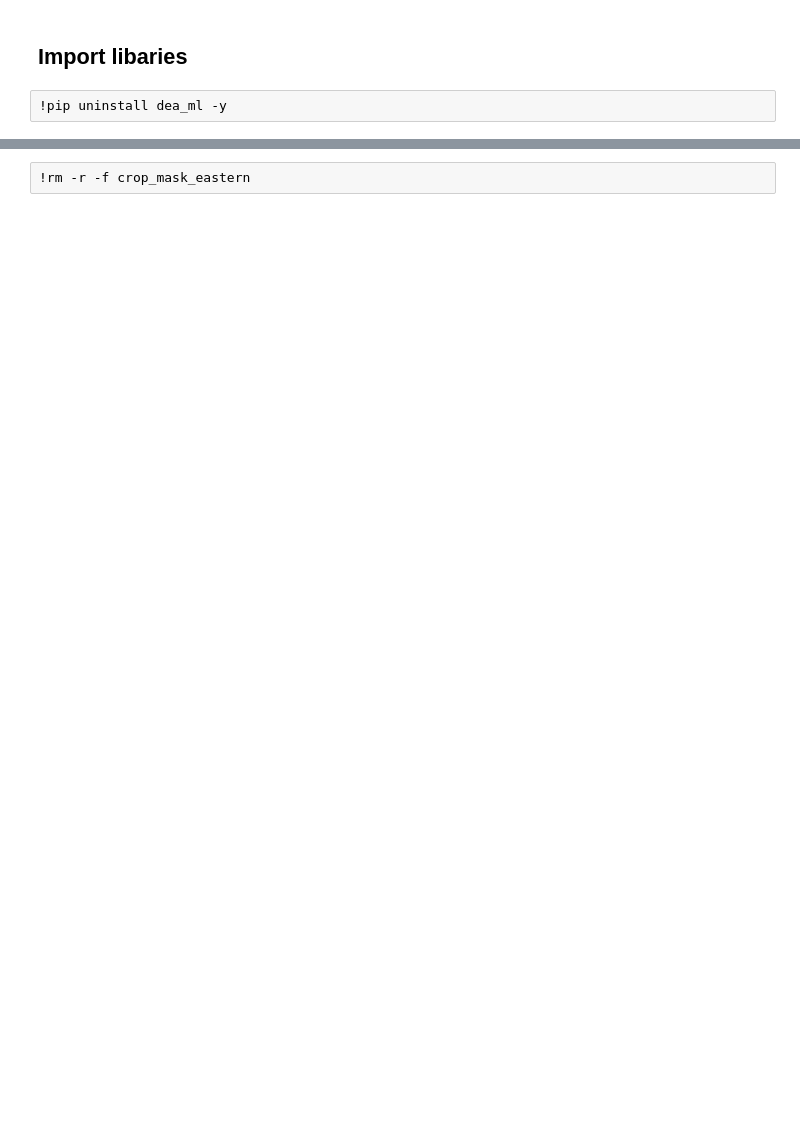
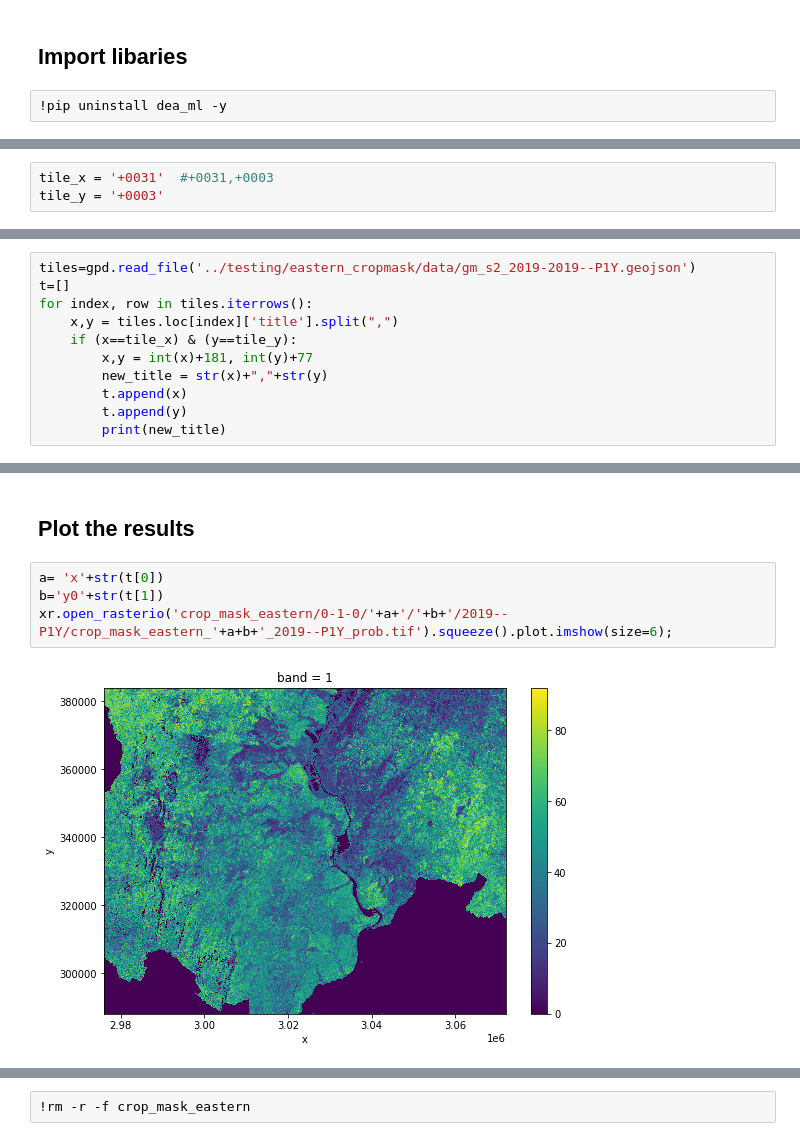
Before and after one commit to digitalearthafrica/crop-mask, a Jupyter notebook: production/1_test_plugin.ipynb, the cells around one changed output, grey strips where cells are left out. Saved outputs shown, nothing was run; the diff lists cells and outputs as text; blank space fills up the shorter version.

Commit message:
validate test tiles

```diff
--- a/production/1_test_plugin.ipynb
+++ b/production/1_test_plugin.ipynb
@@ -8,0 +18,3 @@
+# %%
+tile_x = '+0031'  #+0031,+0003
+tile_y = '+0003'
@@ -8,0 +23,11 @@
+# %%
+tiles=gpd.read_file('../testing/eastern_cropmask/data/gm_s2_2019-2019--P1Y.geojson')
+t=[]
+for index, row in tiles.iterrows():
+    x,y = tiles.loc[index]['title'].split(",")
+    if (x==tile_x) & (y==tile_y):
+        x,y = int(x)+181, int(y)+77
+        new_title = str(x)+","+str(y)
+        t.append(x)
+        t.append(y)
+        print(new_title)
@@ -30 +81,9 @@ KeyboardInterrupt:
+# %% [markdown]
+## Plot the results
+# %%
+a= 'x'+str(t[0])
+b='y0'+str(t[1])
+xr.open_rasterio('crop_mask_eastern/0-1-0/'+a+'/'+b+'/2019--P1Y/crop_mask_eastern_'+a+b+'_2019--P1Y_prob.tif').squeeze().plot.imshow(size=6);
+# %% [output]
+[figure, added]
 # %%
```
Also changed, not shown: parts of 17 cells of this notebook, 1 other file.
